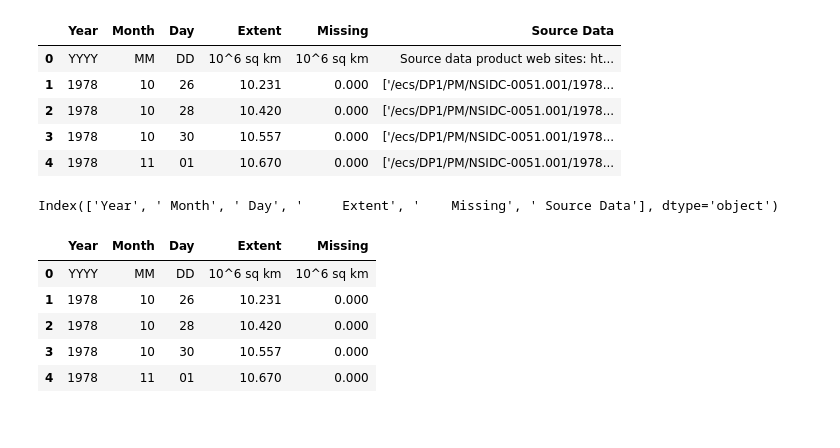
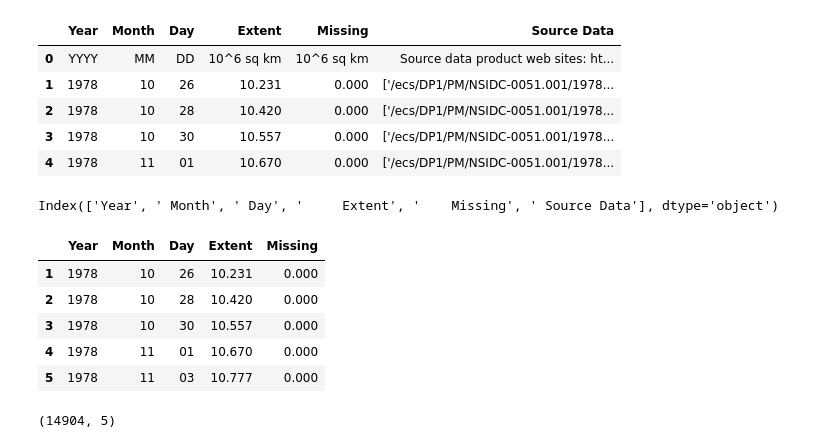
Before and after one commit to dilancroos/ice_extent, a Jupyter notebook: sea_ice.ipynb, the cells around one changed output. Cells and saved outputs as stored; diff of their text form; code cells hidden in the pictures.

```diff
--- a/sea_ice.ipynb
+++ b/sea_ice.ipynb
@@ -217,12 +217,17 @@ Index(['Year', ' Month', ' Day', '     Extent', '    Missing', ' Source Data'],
 # %%
 n_seaice_clean =(n_seaice
                  .drop([' Source Data'], axis=1)
+                 .drop([0], axis=0)
                  )
 n_seaice_clean.head()
 # %% [output]
 |  | Year | Month | Day | Extent | Missing |
-| 0 | YYYY | MM | DD | 10^6 sq km | 10^6 sq km |
 | 1 | 1978 | 10 | 26 | 10.231 | 0.000 |
 | 2 | 1978 | 10 | 28 | 10.420 | 0.000 |
 | 3 | 1978 | 10 | 30 | 10.557 | 0.000 |
 | 4 | 1978 | 11 | 01 | 10.670 | 0.000 |
+| 5 | 1978 | 11 | 03 | 10.777 | 0.000 |
+# %%
+n_seaice_clean.shape
+# %% [output]
+(14904, 5)
```
Also changed, not shown: parts of 19 cells of this notebook.
